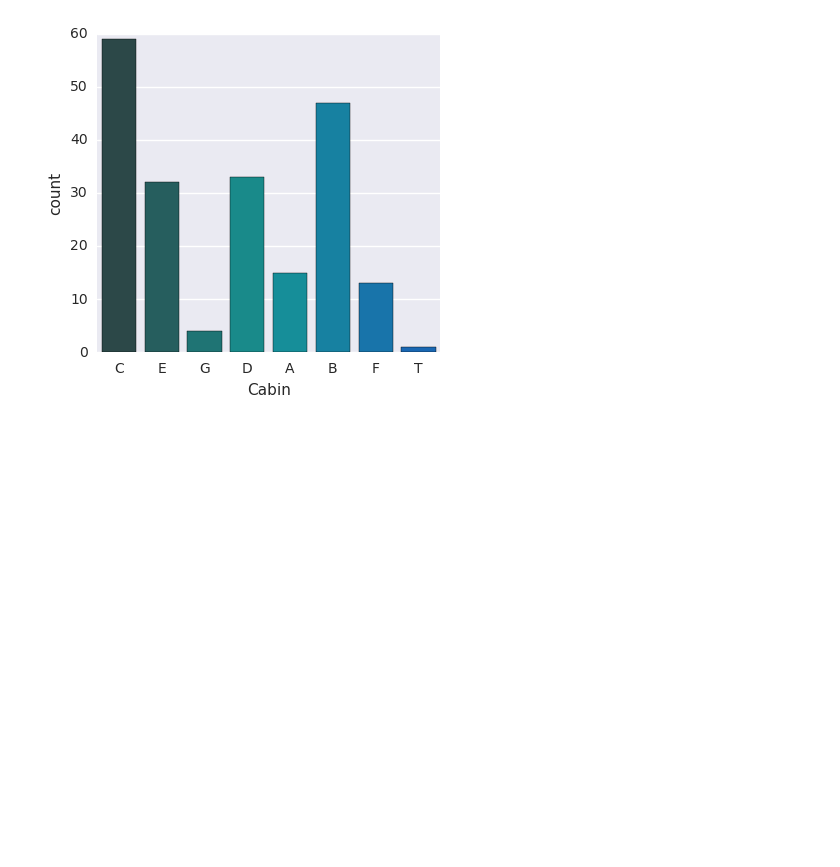
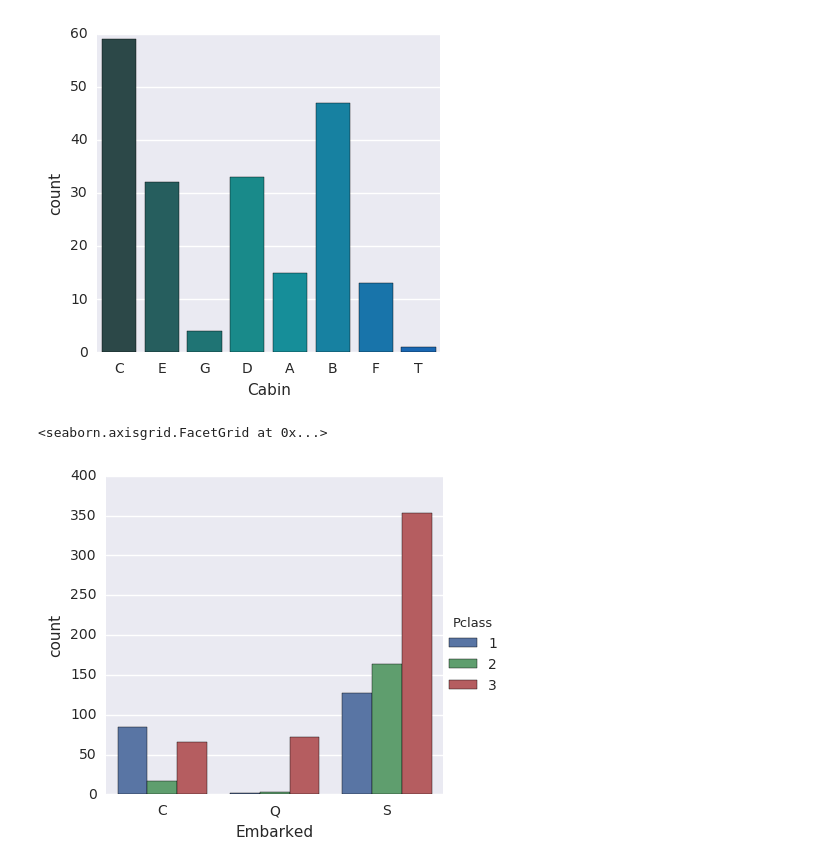
Before and after one commit to angshu-min-js/machine_learning, a Jupyter notebook: projects/Titanic_Problem/Titanic_Machine_Learning_from_Disaster.ipynb, the cells around one changed output. Drawn from its saved outputs; the diff is of its cells as text; code cells hidden in the pictures; blank space fills up the shorter version.

```diff
--- a/projects/Titanic_Problem/Titanic_Machine_Learning_from_Disaster.ipynb
+++ b/projects/Titanic_Problem/Titanic_Machine_Learning_from_Disaster.ipynb
@@ -125,3 +125,8 @@ sns.factorplot('Cabin',data=cabin_df,palette='winter_d', kind="count")
 # %% [output]
 <seaborn.axisgrid.FacetGrid at 0x...>
 [figure]
+# %%
+sns.factorplot('Embarked',data=titanic_df,hue='Pclass',x_order=['C','Q','S'], kind="count")
+# %% [output]
+<seaborn.axisgrid.FacetGrid at 0x...>
+[figure, added]
```
